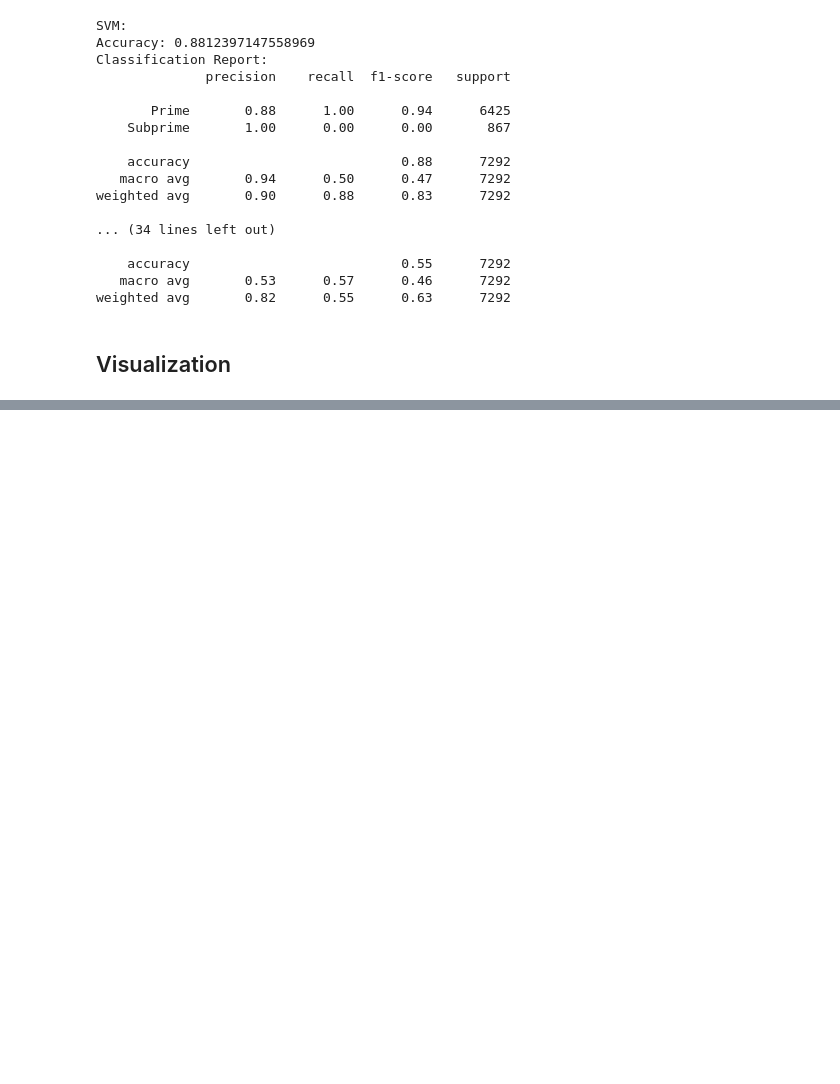
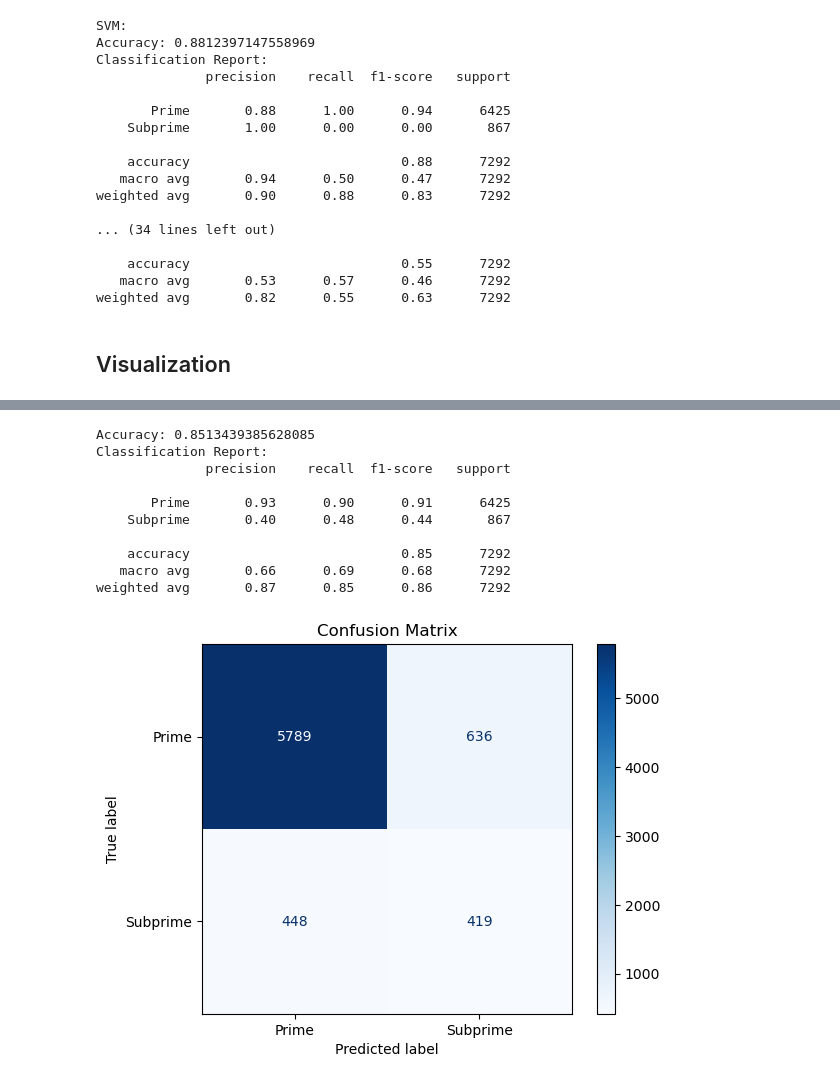
Before and after one commit to chcui23/credit-risk-prediction, a Jupyter notebook: credit-risk-prediction.ipynb, the cells around one changed output, grey strips where cells are left out. Saved outputs shown, nothing was run; the diff lists cells and outputs as text; code cells hidden in the pictures; blank space fills up the shorter version.

```diff
--- a/credit-risk-prediction.ipynb
+++ b/credit-risk-prediction.ipynb
@@ -539,0 +649,33 @@ weighted avg       0.86      0.84      0.85      7292
+# %%
+#visualization for Attemp 3 (Random forest)
+model = RandomForestClassifier(n_estimators=100, random_state=2, class_weight={'Prime':1, 'Subprime': 5})
+model.fit(X_train, y_train)
+
+y_pred = model.predict(X_test)
+
+accuracy = accuracy_score(y_test, y_pred)
+report = classification_report(y_test, y_pred, output_dict=True)
+
+print("Accuracy:", accuracy)
+print("Classification Report:")
+print(classification_report(y_test, y_pred))
+
+cm = confusion_matrix(y_test, y_pred)
+
+labels = sorted(label_app_df['CLASS'].unique())
+disp = ConfusionMatrixDisplay(confusion_matrix=cm, display_labels=labels)
+disp.plot(cmap=plt.cm.Blues)
+plt.title("Confusion Matrix")
+plt.show()
+# %% [output]
+Accuracy: 0.8513439385628085
+Classification Report:
+              precision    recall  f1-score   support
+
+       Prime       0.93      0.90      0.91      6425
+    Subprime       0.40      0.48      0.44       867
+
+    accuracy                           0.85      7292
+   macro avg       0.66      0.69      0.68      7292
+weighted avg       0.87      0.85      0.86      7292
+[figure, added]
```
Also changed, not shown: parts of 3 cells of this notebook.
